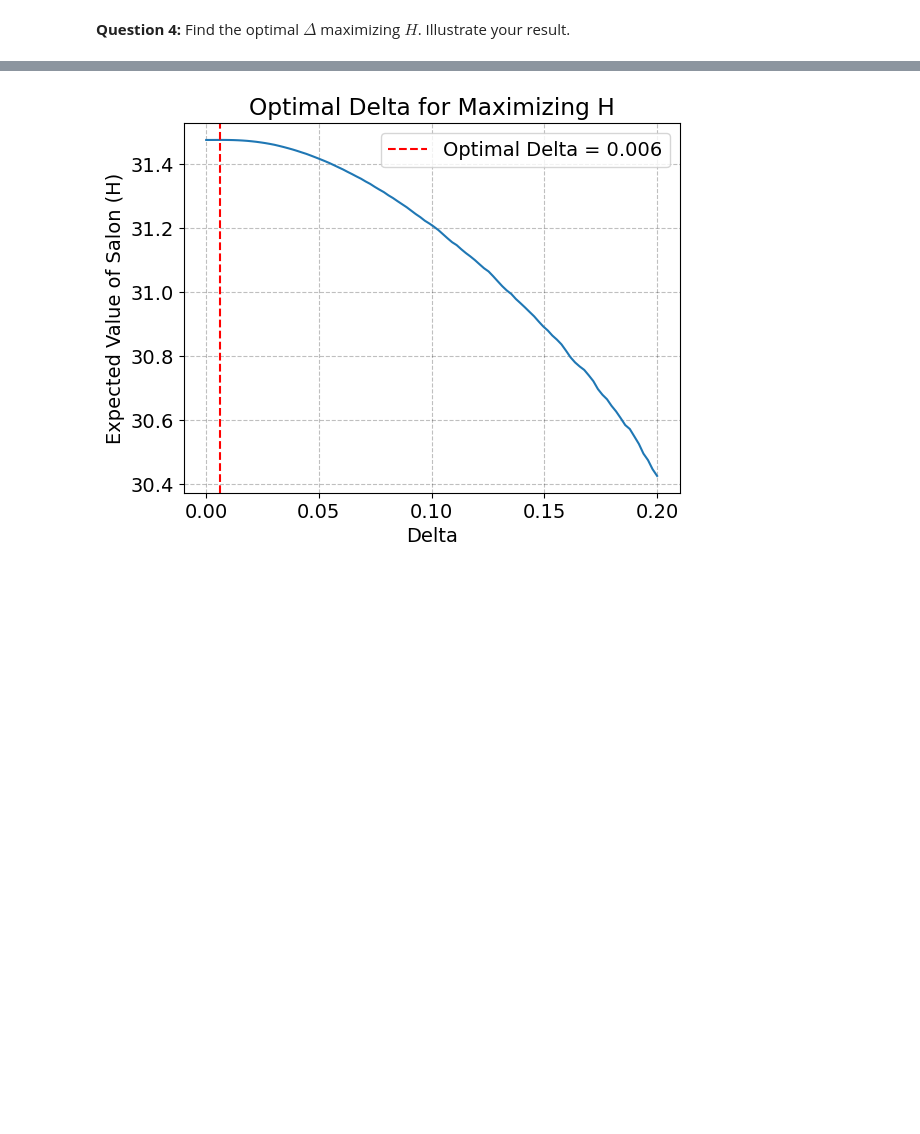
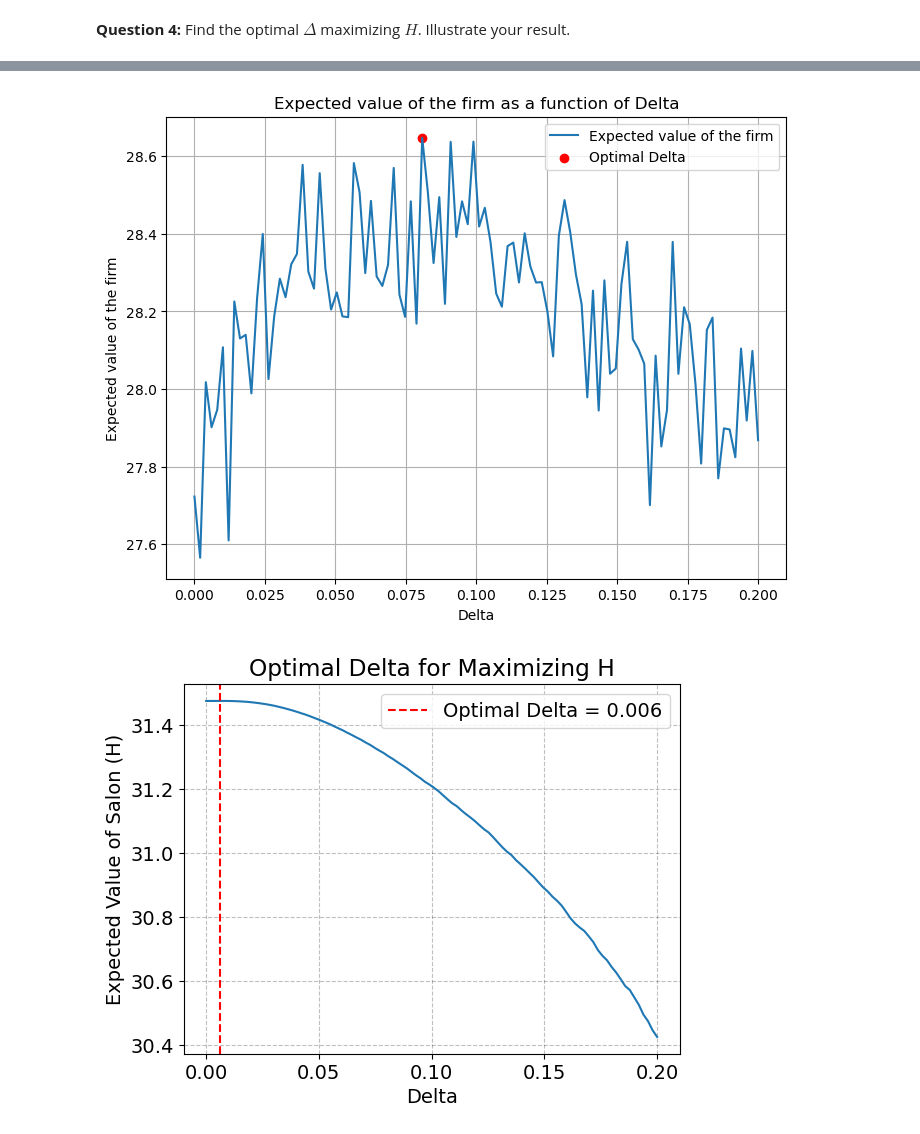
Before and after one commit to NumEconCopenhagen/projects-2023-noobs, a Jupyter notebook: examproject/ExamG.ipynb, the cells around one changed output, grey strips where cells are left out. Cells and saved outputs as stored; diff of their text form; code cells hidden in the pictures; blank space fills up the shorter version.

```diff
--- a/examproject/ExamG.ipynb
+++ b/examproject/ExamG.ipynb
@@ -392,3 +565,82 @@ H2 = 31.4177
 We find this policy does not improve the profitability, as H_1>H_2
 # %% [markdown]
 **Question 4:** Find the optimal $\Delta$ maximizing $H$. Illustrate your result.
+# %%
+import numpy as np
+import matplotlib.pyplot as plt
+
+# set parameters
+eta = 0.5
+w = 1.0
+rho = 0.90
+jota = 0.01
+sigma = 0.10
+R_monthly = (1 + 0.01)**(1/12)
+
+# time horizon
+T = 120
+
+# number of simulations
+K = 1000  # Increase this number to improve the approximation
+
+# range of Delta values to try
+Delta_values = np.linspace(0, 0.2, 100)
+
+# array to store results
+H_values = np.zeros(len(Delta_values))
+
+# simulate process for each Delta
+np.random.seed(69)
+for i, Delta in enumerate(Delta_values):
+    H = np.zeros(K)
+    for k in range(K):
+        l = 0
+        l_prev = 0
+        kappa = 1
+        total_profit = 0
+
+        for t in range(T):
+            # draw shock
+            if t == 0:
+                epsilon = 0
+            else:
+                epsilon = np.random.normal(-0.5*sigma**2, sigma)
+            # update kappa
+            kappa = np.exp(rho*np.log(kappa) + epsilon)
+            # optimal labor policy without constraint
+            l_star = ((1-eta)*kappa / w)**(1/eta)
+            # actual labor policy with constraint
+            if np.abs(l_prev - l_star) > Delta:
+                l = l_star
+            else:
+                l = l_prev
+            # profits
+            profit = kappa*l**(1-eta) - w*l - int(l != l_prev)*jota
+            # discount profits
+            total_profit += profit / R_monthly**t
+            # update l_prev for next iteration
+            l_prev = l
+
+        H[k] = total_profit
+
+    # expected value
+    H_values[i] = H.mean()
+
+# find Delta that maximizes H
+optimal_index = np.argmax(H_values)
+optimal_Delta = Delta_values[optimal_index]
+
+print(f"Optimal Delta: {optimal_Delta:.3f}")
+print(f"Maximum expected value of the firm: {H_values[optimal_index]:.3f}")
+
+# plot H as a function of Delta
+plt.figure(figsize=(8, 6))
+plt.plot(Delta_values, H_values, label='Expected value of the firm')
+plt.scatter(optimal_Delta, H_values[optimal_index], color='red', label='Optimal Delta')
+plt.xlabel('Delta')
+plt.ylabel('Expected value of the firm')
+plt.title('Expected value of the firm as a function of Delta')
+plt.legend()
+plt.grid(True)
+plt.show()
+# %% [output]
@@ -395,3 +649,4 @@ We find this policy does not improve the profitability, as H_1>H_2
+[figure, added]
 # %%
 # Set baseline parameters
 eta = 0.5
```
Also changed, not shown: parts of 7 cells of this notebook.
